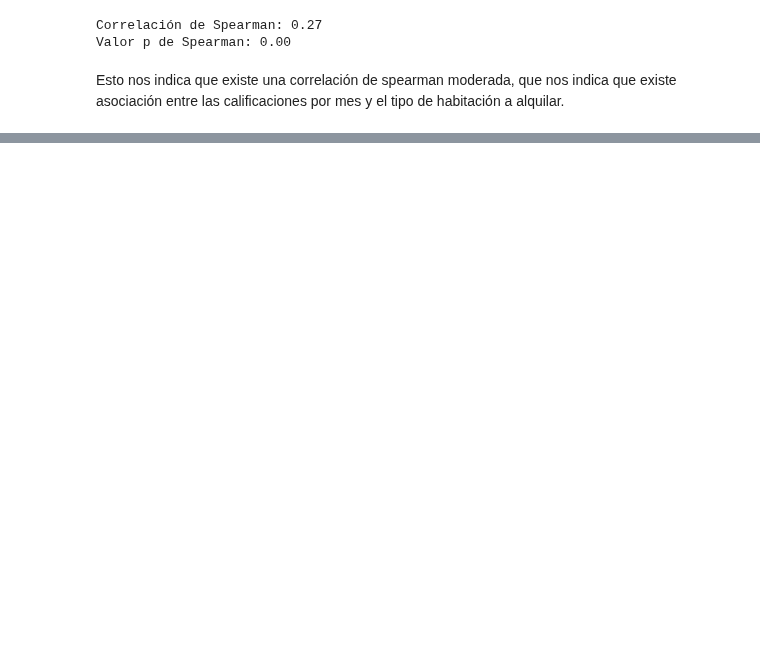
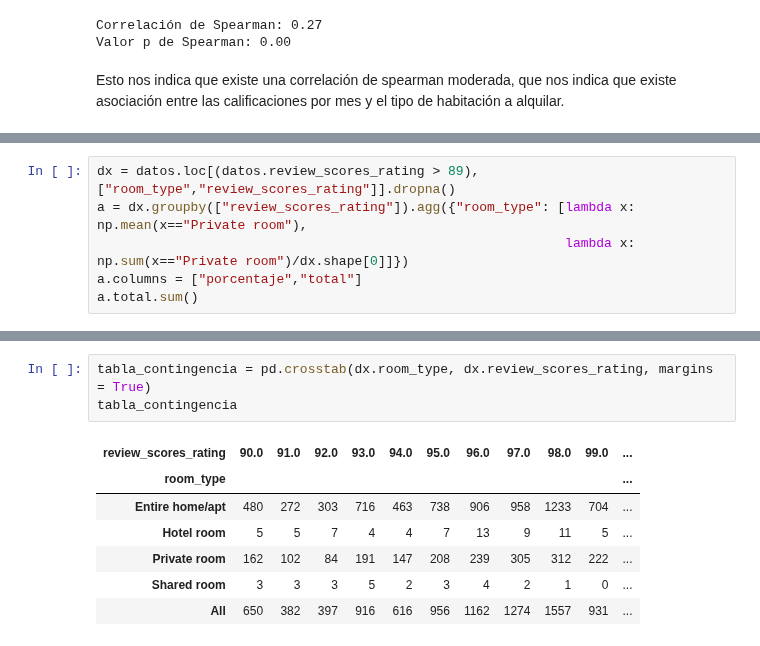
Before and after one commit to onavarrete04/Introduccion-Ciencia-Datos, a Jupyter notebook: EJERCICIO_DESCRIPTIVO_AIRBNB.ipynb, the cells around one changed output, grey strips where cells are left out. Drawn from its saved outputs; the diff is of its cells as text; blank space fills up the shorter version.

```diff
--- a/EJERCICIO_DESCRIPTIVO_AIRBNB.ipynb
+++ b/EJERCICIO_DESCRIPTIVO_AIRBNB.ipynb
@@ -353,0 +421,6 @@ ValueError: not enough values to unpack (expected 2, got 1)
+# %%
+dx = datos.loc[(datos.review_scores_rating > 89),["room_type","review_scores_rating"]].dropna()
+a = dx.groupby(["review_scores_rating"]).agg({"room_type": [lambda x: np.mean(x=="Private room"),
+                                                            lambda x: np.sum(x=="Private room")/dx.shape[0]]})
+a.columns = ["porcentaje","total"]
+a.total.sum()
@@ -353,0 +442,11 @@ ValueError: not enough values to unpack (expected 2, got 1)
+# %%
+tabla_contingencia = pd.crosstab(dx.room_type, dx.review_scores_rating, margins = True)
+tabla_contingencia
+# %% [output]
+| review_scores_rating | 90.0 | 91.0 | 92.0 | 93.0 | 94.0 | 95.0 | 96.0 | 97.0 | 98.0 | 99.0 | ... |
+| room_type |  |  |  |  |  |  |  |  |  |  | ... |
+| Entire home/apt | 480 | 272 | 303 | 716 | 463 | 738 | 906 | 958 | 1233 | 704 | ... |
+| Hotel room | 5 | 5 | 7 | 4 | 4 | 7 | 13 | 9 | 11 | 5 | ... |
+| Private room | 162 | 102 | 84 | 191 | 147 | 208 | 239 | 305 | 312 | 222 | ... |
+| Shared room | 3 | 3 | 3 | 5 | 2 | 3 | 4 | 2 | 1 | 0 | ... |
+| All | 650 | 382 | 397 | 916 | 616 | 956 | 1162 | 1274 | 1557 | 931 | ... |
```
Also changed, not shown: parts of 30 cells of this notebook.
